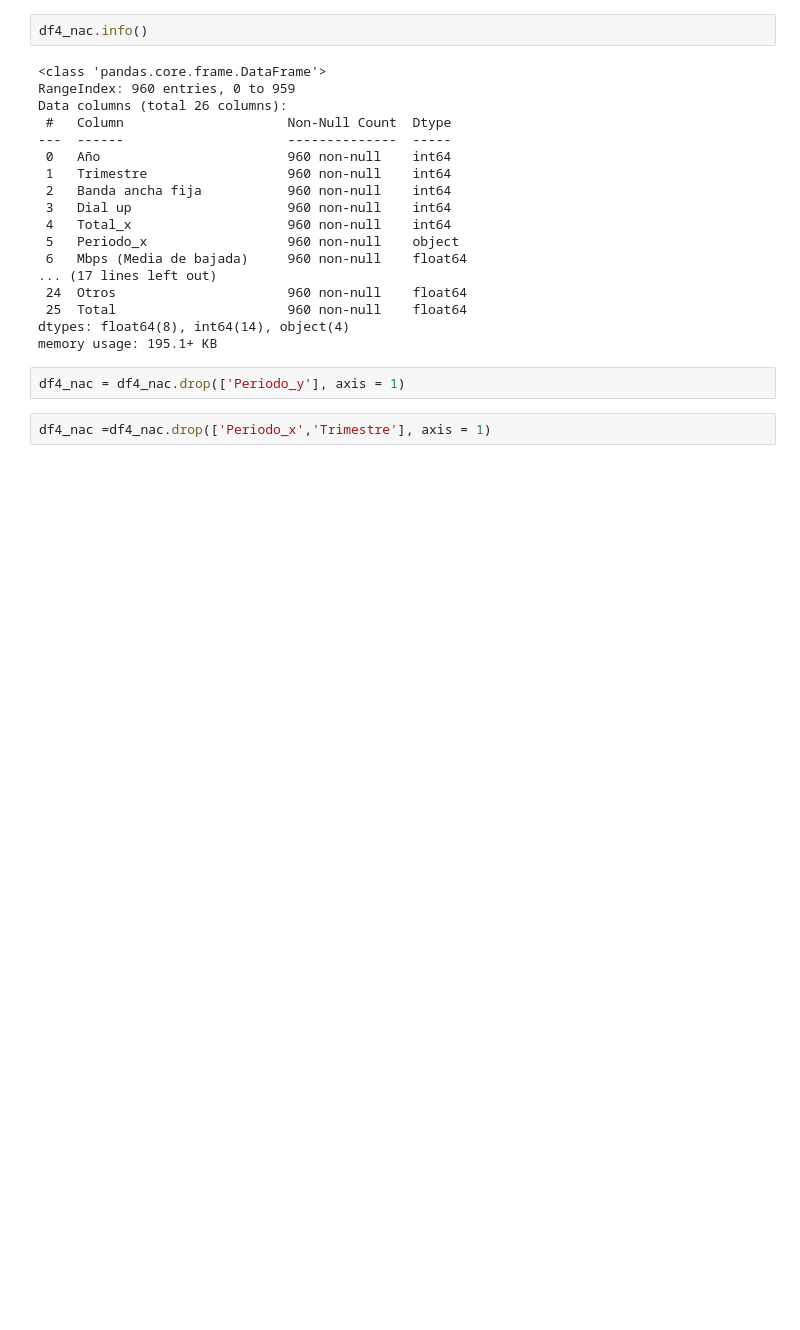
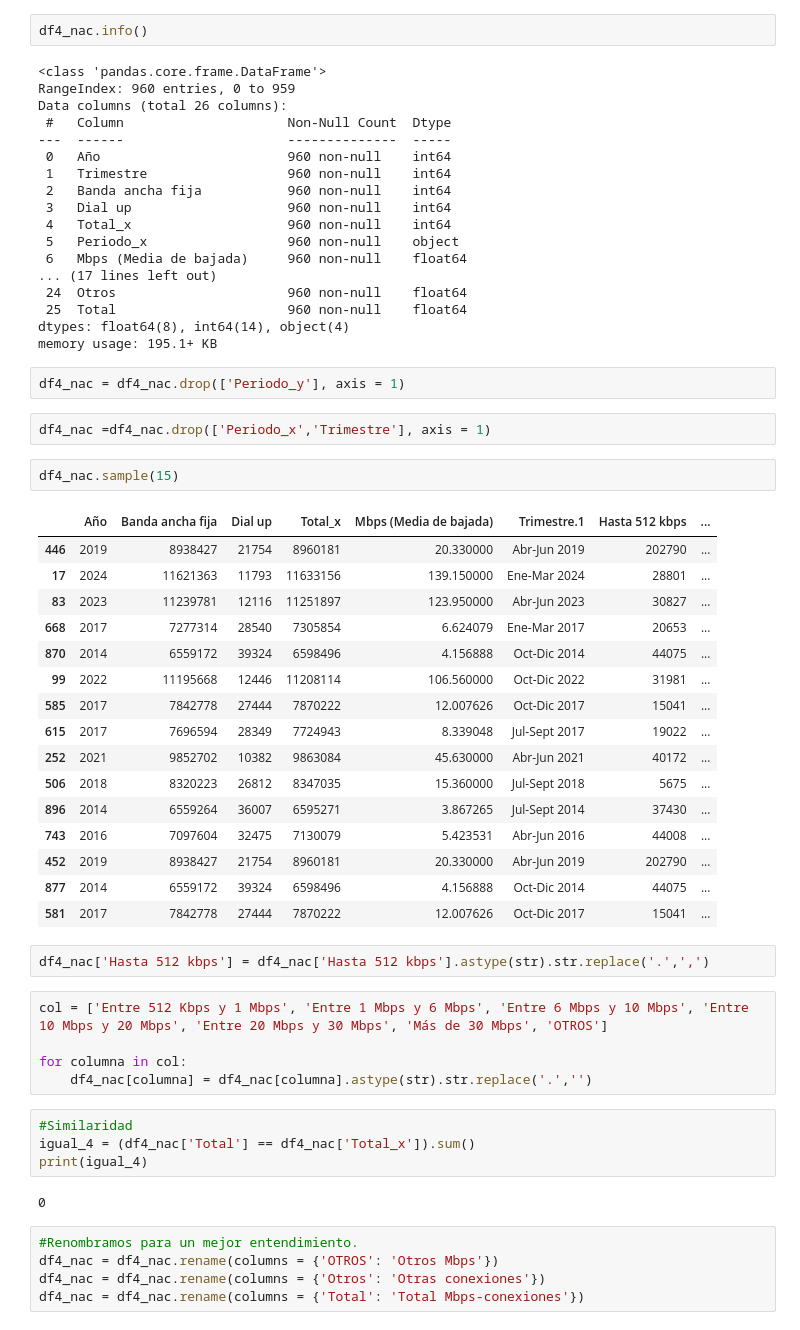
Before and after one commit to RomaDolcenera/PI2_enacom, a Jupyter notebook: ETL.ipynb, the cells around one changed output. Cells and saved outputs as stored; diff of their text form; blank space fills up the shorter version.

```diff
--- a/ETL.ipynb
+++ b/ETL.ipynb
@@ -559,3 +559,40 @@ memory usage: 195.1+ KB
 df4_nac = df4_nac.drop(['Periodo_y'], axis = 1)
 # %%
 df4_nac =df4_nac.drop(['Periodo_x','Trimestre'], axis = 1)
+# %%
+df4_nac.sample(15)
+# %% [output]
+|  | Año | Banda ancha fija | Dial up | Total_x | Mbps (Media de bajada) | Trimestre.1 | Hasta 512 kbps | ... |
+| 446 | 2019 | 8938427 | 21754 | 8960181 | 20.330000 | Abr-Jun 2019 | 202790 | ... |
+| 17 | 2024 | 11621363 | 11793 | 11633156 | 139.150000 | Ene-Mar 2024 | 28801 | ... |
+| 83 | 2023 | 11239781 | 12116 | 11251897 | 123.950000 | Abr-Jun 2023 | 30827 | ... |
+| 668 | 2017 | 7277314 | 28540 | 7305854 | 6.624079 | Ene-Mar 2017 | 20653 | ... |
+| 870 | 2014 | 6559172 | 39324 | 6598496 | 4.156888 | Oct-Dic 2014 | 44075 | ... |
+| 99 | 2022 | 11195668 | 12446 | 11208114 | 106.560000 | Oct-Dic 2022 | 31981 | ... |
+| 585 | 2017 | 7842778 | 27444 | 7870222 | 12.007626 | Oct-Dic 2017 | 15041 | ... |
+| 615 | 2017 | 7696594 | 28349 | 7724943 | 8.339048 | Jul-Sept 2017 | 19022 | ... |
+| 252 | 2021 | 9852702 | 10382 | 9863084 | 45.630000 | Abr-Jun 2021 | 40172 | ... |
+| 506 | 2018 | 8320223 | 26812 | 8347035 | 15.360000 | Jul-Sept 2018 | 5675 | ... |
+| 896 | 2014 | 6559264 | 36007 | 6595271 | 3.867265 | Jul-Sept 2014 | 37430 | ... |
+| 743 | 2016 | 7097604 | 32475 | 7130079 | 5.423531 | Abr-Jun 2016 | 44008 | ... |
+| 452 | 2019 | 8938427 | 21754 | 8960181 | 20.330000 | Abr-Jun 2019 | 202790 | ... |
+| 877 | 2014 | 6559172 | 39324 | 6598496 | 4.156888 | Oct-Dic 2014 | 44075 | ... |
+| 581 | 2017 | 7842778 | 27444 | 7870222 | 12.007626 | Oct-Dic 2017 | 15041 | ... |
+# %%
+df4_nac['Hasta 512 kbps'] = df4_nac['Hasta 512 kbps'].astype(str).str.replace('.',',')
+# %%
+col = ['Entre 512 Kbps y 1 Mbps', 'Entre 1 Mbps y 6 Mbps', 'Entre 6 Mbps y 10 Mbps', 'Entre 10 Mbps y 20 Mbps', 'Entre 20 Mbps y 30 Mbps', 'Más de 30 Mbps', 'OTROS']
+
+for columna in col:
+    df4_nac[columna] = df4_nac[columna].astype(str).str.replace('.','')
+# %%
+#Similaridad
+igual_4 = (df4_nac['Total'] == df4_nac['Total_x']).sum()
+print(igual_4)
+# %% [output]
+0
+# %%
+#Renombramos para un mejor entendimiento.
+df4_nac = df4_nac.rename(columns = {'OTROS': 'Otros Mbps'})
+df4_nac = df4_nac.rename(columns = {'Otros': 'Otras conexiones'})
+df4_nac = df4_nac.rename(columns = {'Total': 'Total Mbps-conexiones'})
```
Also changed, not shown: parts of 15 cells of this notebook, 2 other files.
